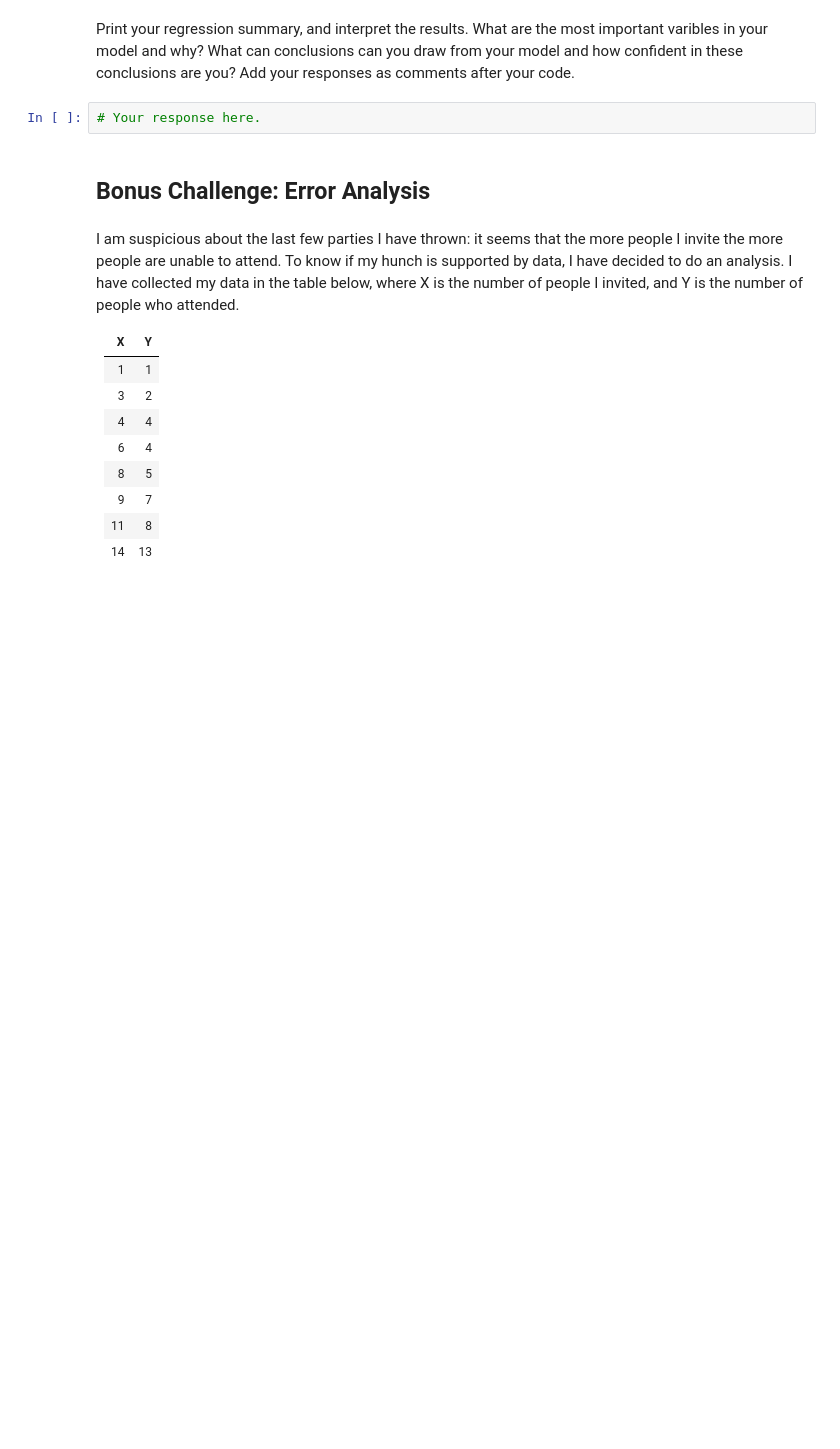
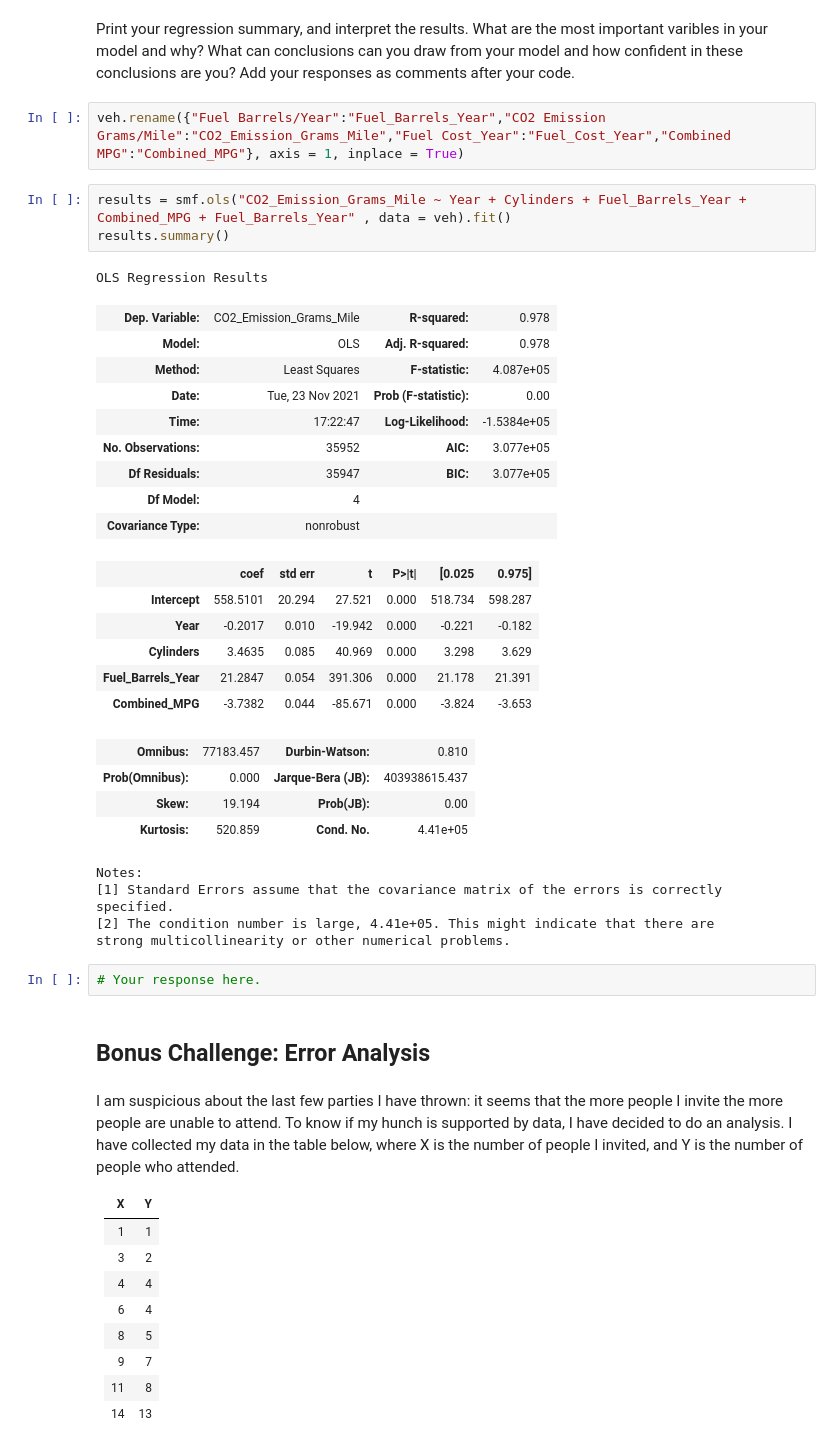
Before and after one commit to Ironhack-Data-Madrid-Octubre-2021/-lab-regression-analysis, a Jupyter notebook: your-code.ipynb, the cells around one changed output. Saved outputs shown, nothing was run; the diff lists cells and outputs as text; blank space fills up the shorter version.

```diff
--- a/your-code.ipynb
+++ b/your-code.ipynb
@@ -144,5 +178,35 @@ Build a regression model for this data. What type of regression are you using? A
 # %% [markdown]
 Print your regression summary, and interpret the results. What are the most important varibles in your model and why? What can conclusions can you draw from your model and how confident in these conclusions are you? Add your responses as comments after your code.
+# %%
+veh.rename({"Fuel Barrels/Year":"Fuel_Barrels_Year","CO2 Emission Grams/Mile":"CO2_Emission_Grams_Mile","Fuel Cost_Year":"Fuel_Cost_Year","Combined MPG":"Combined_MPG"}, axis = 1, inplace = True)
+# %%
+results = smf.ols("CO2_Emission_Grams_Mile ~ Year + Cylinders + Fuel_Barrels_Year + Combined_MPG + Fuel_Barrels_Year" , data = veh).fit()
+results.summary()
+# %% [output]
+OLS Regression Results
+| Dep. Variable: | CO2_Emission_Grams_Mile | R-squared: | 0.978 |
+| Model: | OLS | Adj. R-squared: | 0.978 |
+| Method: | Least Squares | F-statistic: | 4.087e+05 |
+| Date: | Tue, 23 Nov 2021 | Prob (F-statistic): | 0.00 |
+| Time: | 17:22:47 | Log-Likelihood: | -1.5384e+05 |
+| No. Observations: | 35952 | AIC: | 3.077e+05 |
+| Df Residuals: | 35947 | BIC: | 3.077e+05 |
+| Df Model: | 4 |  |  |
+| Covariance Type: | nonrobust |  |  |
+|  | coef | std err | t | P>|t| | [0.025 | 0.975] |
+| Intercept | 558.5101 | 20.294 | 27.521 | 0.000 | 518.734 | 598.287 |
+| Year | -0.2017 | 0.010 | -19.942 | 0.000 | -0.221 | -0.182 |
+| Cylinders | 3.4635 | 0.085 | 40.969 | 0.000 | 3.298 | 3.629 |
+| Fuel_Barrels_Year | 21.2847 | 0.054 | 391.306 | 0.000 | 21.178 | 21.391 |
+| Combined_MPG | -3.7382 | 0.044 | -85.671 | 0.000 | -3.824 | -3.653 |
+| Omnibus: | 77183.457 | Durbin-Watson: | 0.810 |
+| Prob(Omnibus): | 0.000 | Jarque-Bera (JB): | 403938615.437 |
+| Skew: | 19.194 | Prob(JB): | 0.00 |
+| Kurtosis: | 520.859 | Cond. No. | 4.41e+05 |
+Notes:
+[1] Standard Errors assume that the covariance matrix of the errors is correctly specified.
+[2] The condition number is large, 4.41e+05. This might indicate that there are
+strong multicollinearity or other numerical problems.
 # %%
 # Your response here.
 # %% [markdown]
```
Also changed, not shown: parts of 12 cells of this notebook.
